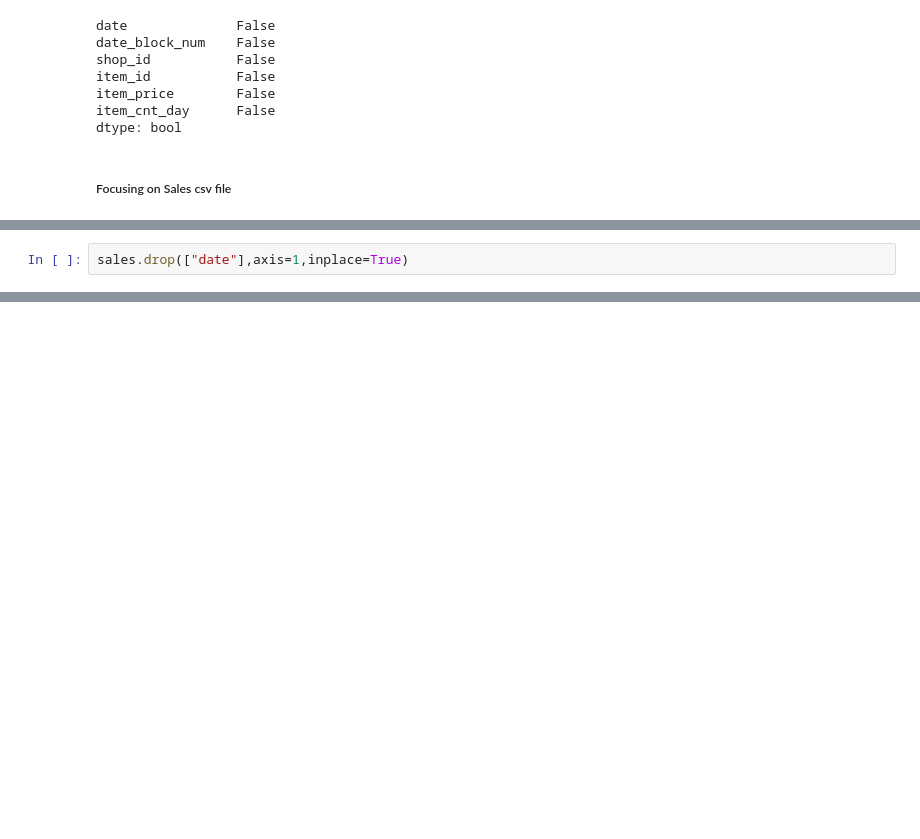
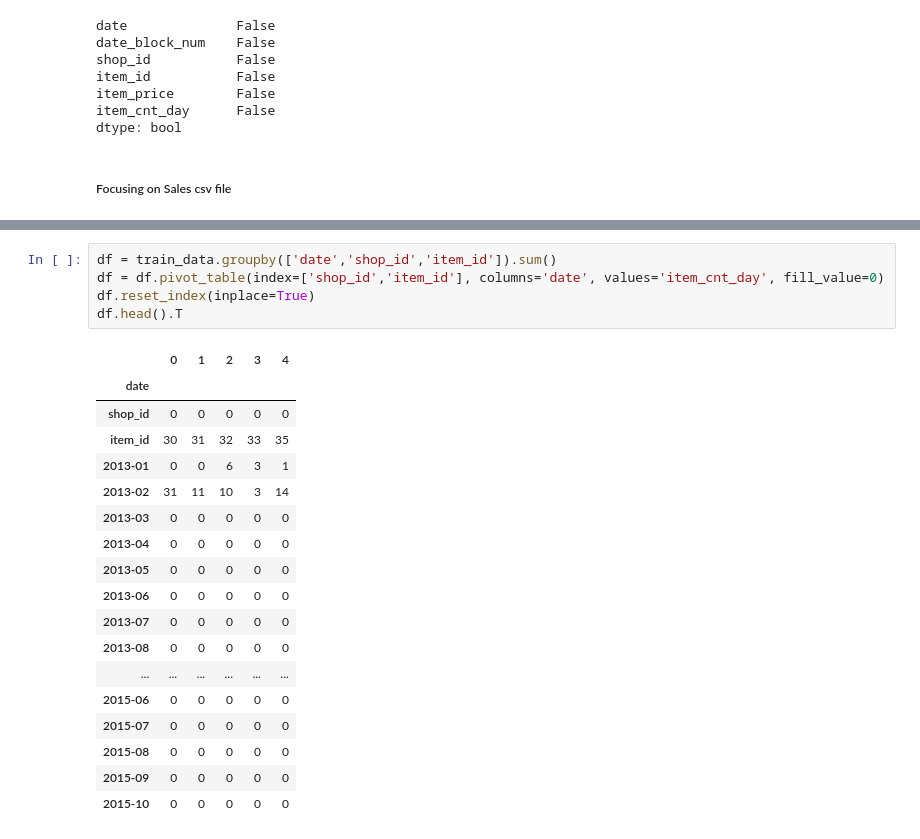
Before and after one commit to MichaelWoo-git/Predicting_Future_Sales_Timeseries, a Jupyter notebook: regression_analysis.ipynb, the cells around one changed output, grey strips where cells are left out. Saved outputs shown, nothing was run; the diff lists cells and outputs as text; blank space fills up the shorter version.

```diff
--- a/regression_analysis.ipynb
+++ b/regression_analysis.ipynb
@@ -299,2 +131,0 @@ sales.head()
-# %%
-sales.drop(["date"],axis=1,inplace=True)
@@ -357,0 +205,24 @@ df.describe().astype(int)
+# %%
+df = train_data.groupby(['date','shop_id','item_id']).sum()
+df = df.pivot_table(index=['shop_id','item_id'], columns='date', values='item_cnt_day', fill_value=0)
+df.reset_index(inplace=True)
+df.head().T
+# %% [output]
+|  | 0 | 1 | 2 | 3 | 4 |
+| date |  |  |  |  |  |
+| shop_id | 0 | 0 | 0 | 0 | 0 |
+| item_id | 30 | 31 | 32 | 33 | 35 |
+| 2013-01 | 0 | 0 | 6 | 3 | 1 |
+| 2013-02 | 31 | 11 | 10 | 3 | 14 |
+| 2013-03 | 0 | 0 | 0 | 0 | 0 |
+| 2013-04 | 0 | 0 | 0 | 0 | 0 |
+| 2013-05 | 0 | 0 | 0 | 0 | 0 |
+| 2013-06 | 0 | 0 | 0 | 0 | 0 |
+| 2013-07 | 0 | 0 | 0 | 0 | 0 |
+| 2013-08 | 0 | 0 | 0 | 0 | 0 |
+| ... | ... | ... | ... | ... | ... |
+| 2015-06 | 0 | 0 | 0 | 0 | 0 |
+| 2015-07 | 0 | 0 | 0 | 0 | 0 |
+| 2015-08 | 0 | 0 | 0 | 0 | 0 |
+| 2015-09 | 0 | 0 | 0 | 0 | 0 |
+| 2015-10 | 0 | 0 | 0 | 0 | 0 |
```
Also changed, not shown: parts of 53 cells of this notebook.
